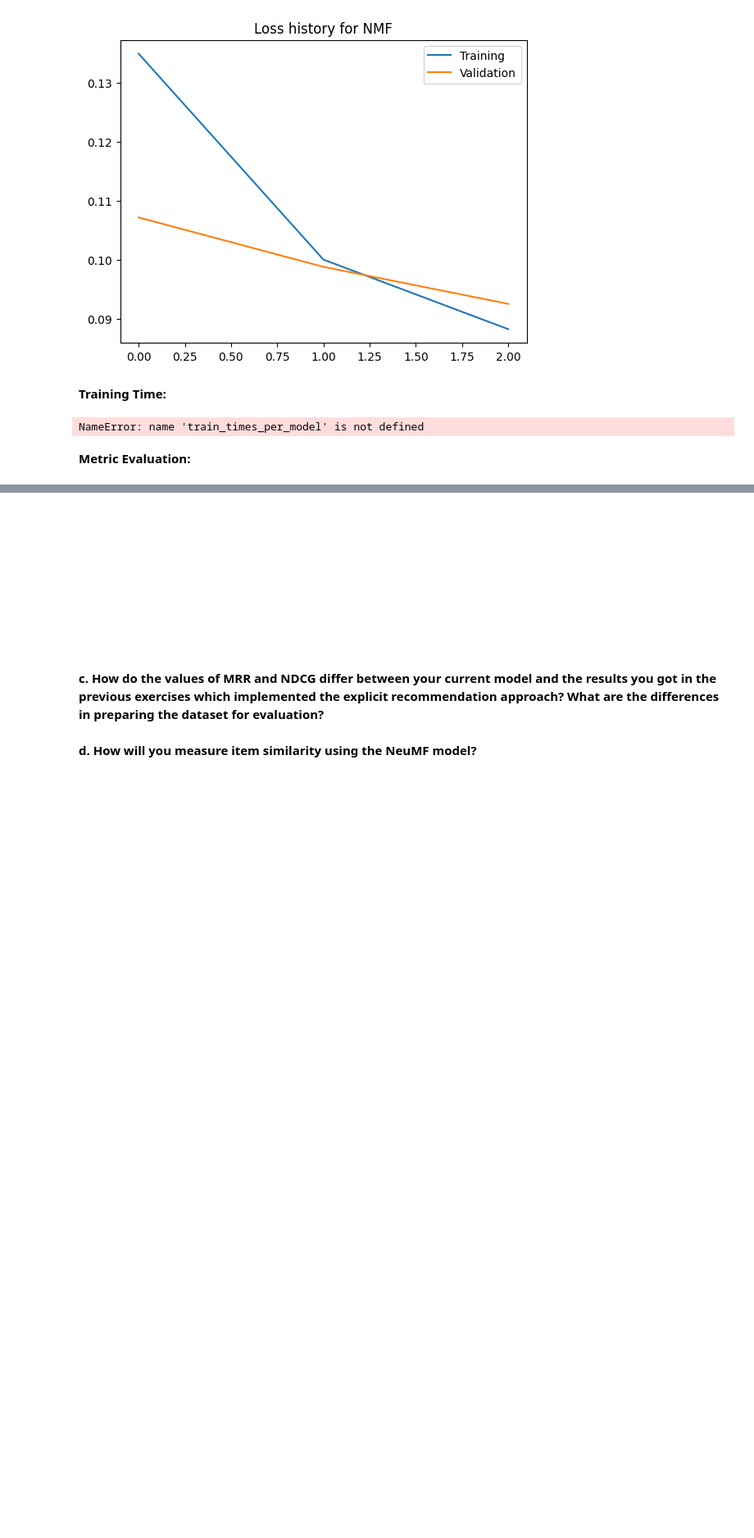
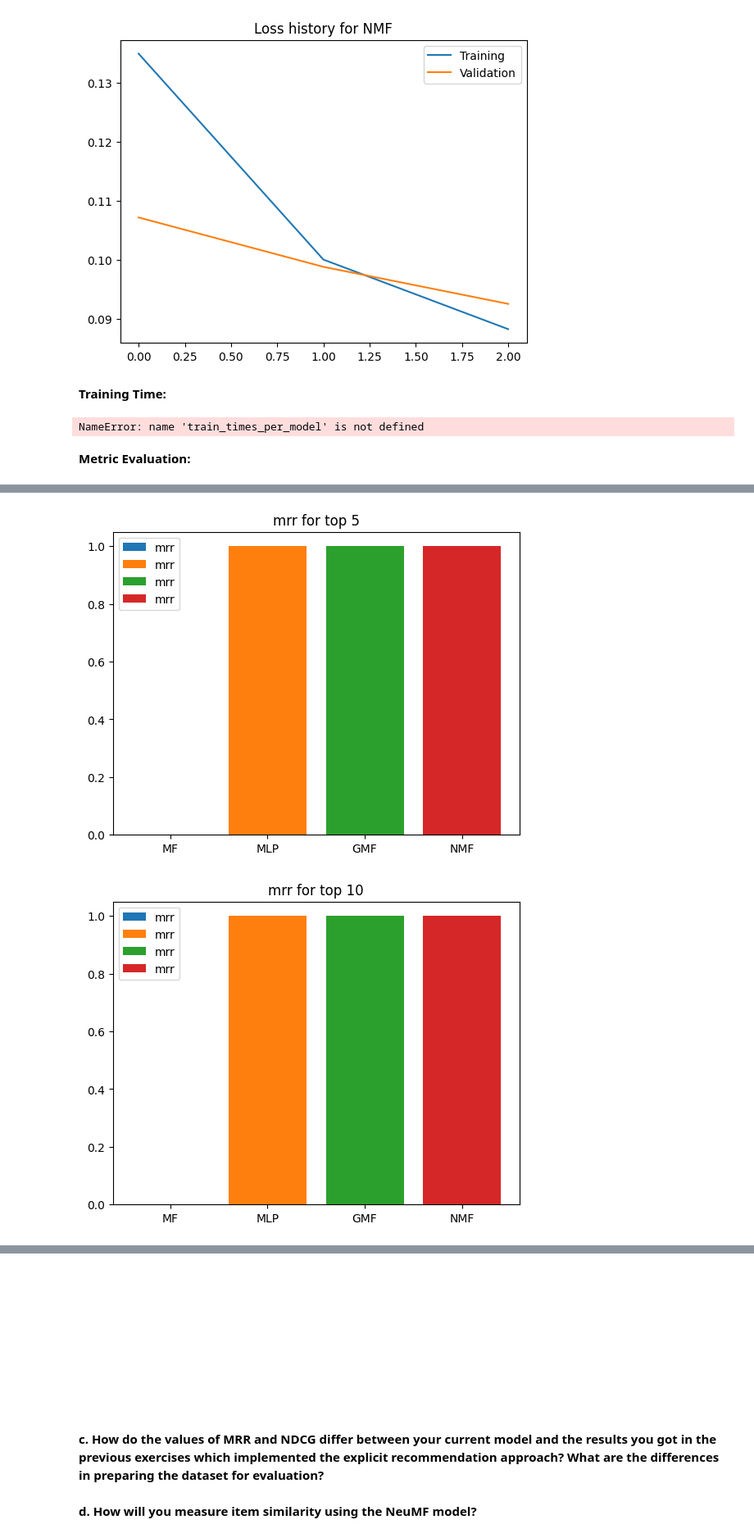
Before and after one commit to tsalex1992/Recommendation-Systems, a Jupyter notebook: HW3/Assignment3.ipynb, the cells around one changed output, grey strips where cells are left out. Shown at 82% size. Saved outputs shown, nothing was run; the diff lists cells and outputs as text; code cells hidden in the pictures; blank space fills up the shorter version.

Commit message:
Added a plot for metric results

```diff
--- a/HW3/Assignment3.ipynb
+++ b/HW3/Assignment3.ipynb
@@ -945,0 +967,11 @@ KeyError: 'MF'
+# %%
+for metric_name in metric_names:
+    for top_k_name, top_k_value in top_k_values.items():
+        plt.title(f"{metric_name} for top {top_k_value}")
+        for model_name, model in models.items():
+            plt.bar(model_name, eval_results[model_name][top_k_name][metric_name], label=metric_name)
+        plt.legend()
+        plt.show()
+# %% [output]
+[figure, added]
+[figure, added]
```
Also changed, not shown: parts of 2 cells of this notebook.
